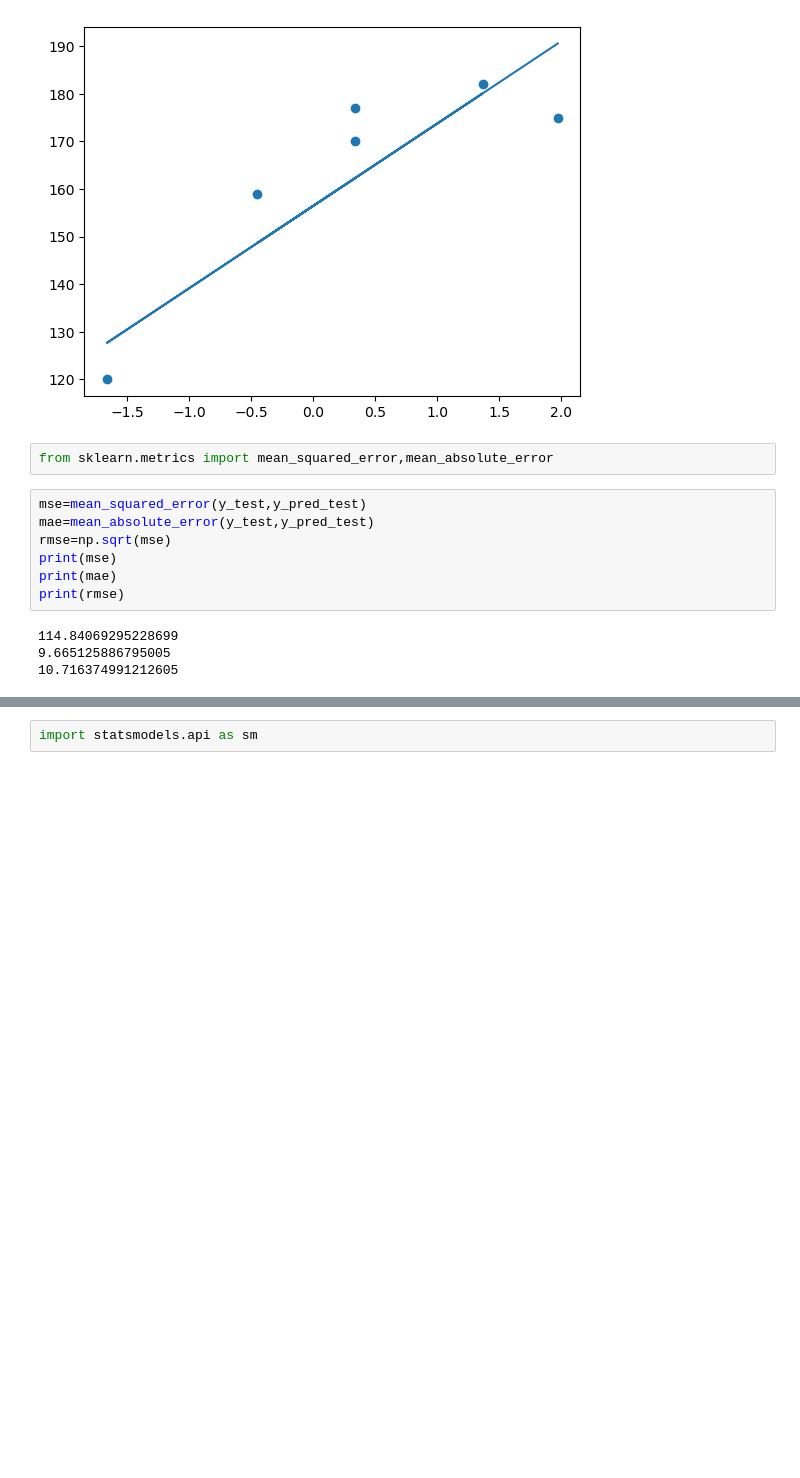
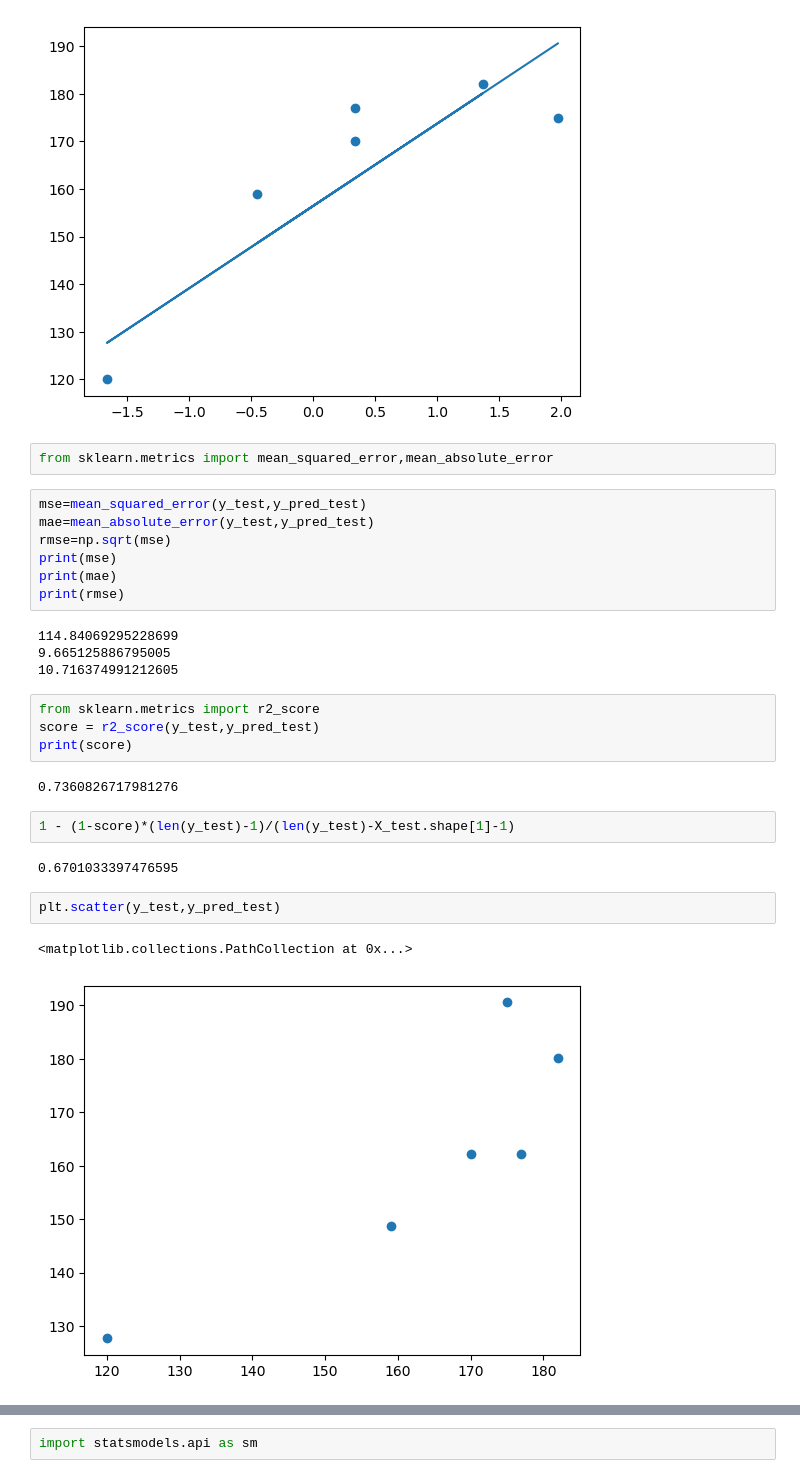
Before and after one commit to dyapa30/MachineLearning, a Jupyter notebook: Regression/simpleLinearRegression.ipynb, the cells around one changed output, grey strips where cells are left out. Cells and saved outputs as stored; diff of their text form; blank space fills up the shorter version.

```diff
--- a/Regression/simpleLinearRegression.ipynb
+++ b/Regression/simpleLinearRegression.ipynb
@@ -129,3 +132,18 @@ print(rmse)
 114.84069295228699
 9.665125886795005
 10.716374991212605
+# %%
+from sklearn.metrics import r2_score
+score = r2_score(y_test,y_pred_test)
+print(score)
+# %% [output]
+0.7360826717981276
+# %%
+1 - (1-score)*(len(y_test)-1)/(len(y_test)-X_test.shape[1]-1)
+# %% [output]
+0.6701033397476595
+# %%
+plt.scatter(y_test,y_pred_test)
+# %% [output]
+<matplotlib.collections.PathCollection at 0x...>
+[figure, added]
```
Also changed, not shown: parts of 5 cells of this notebook.
